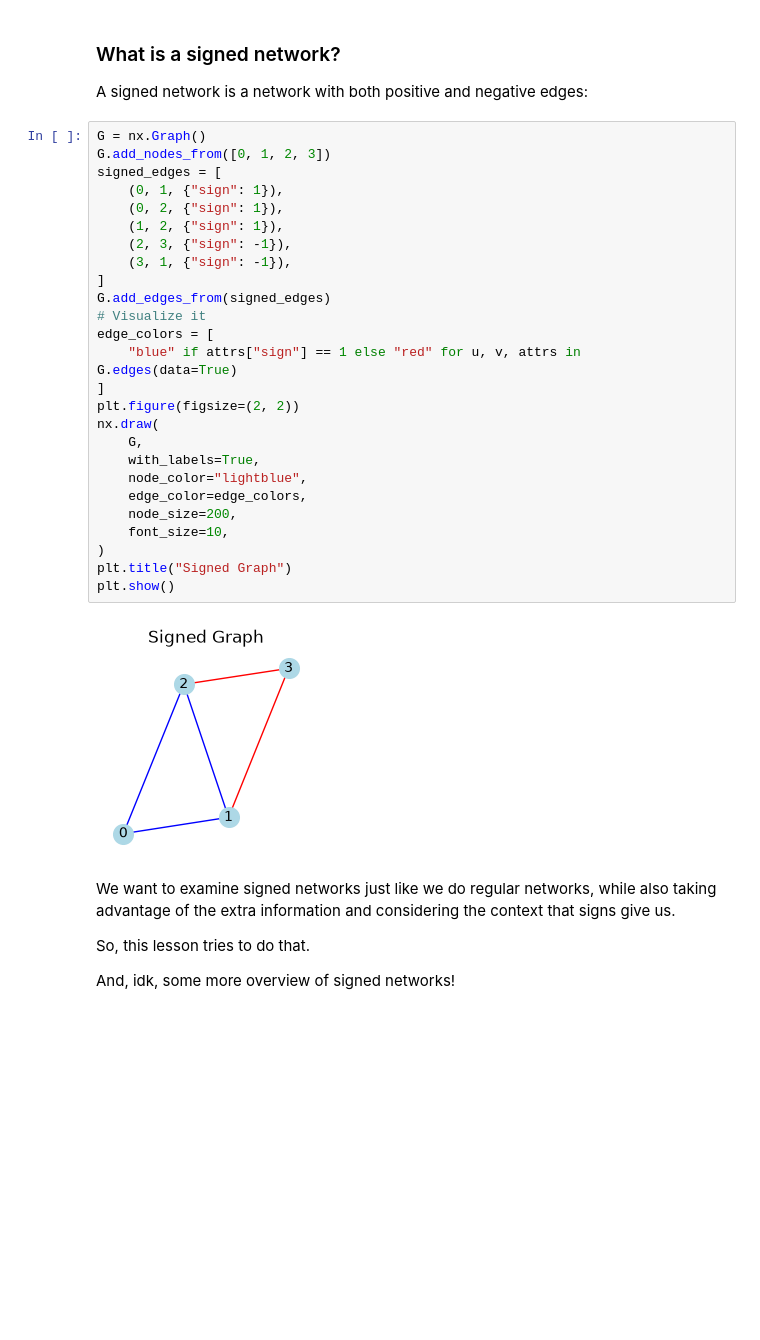
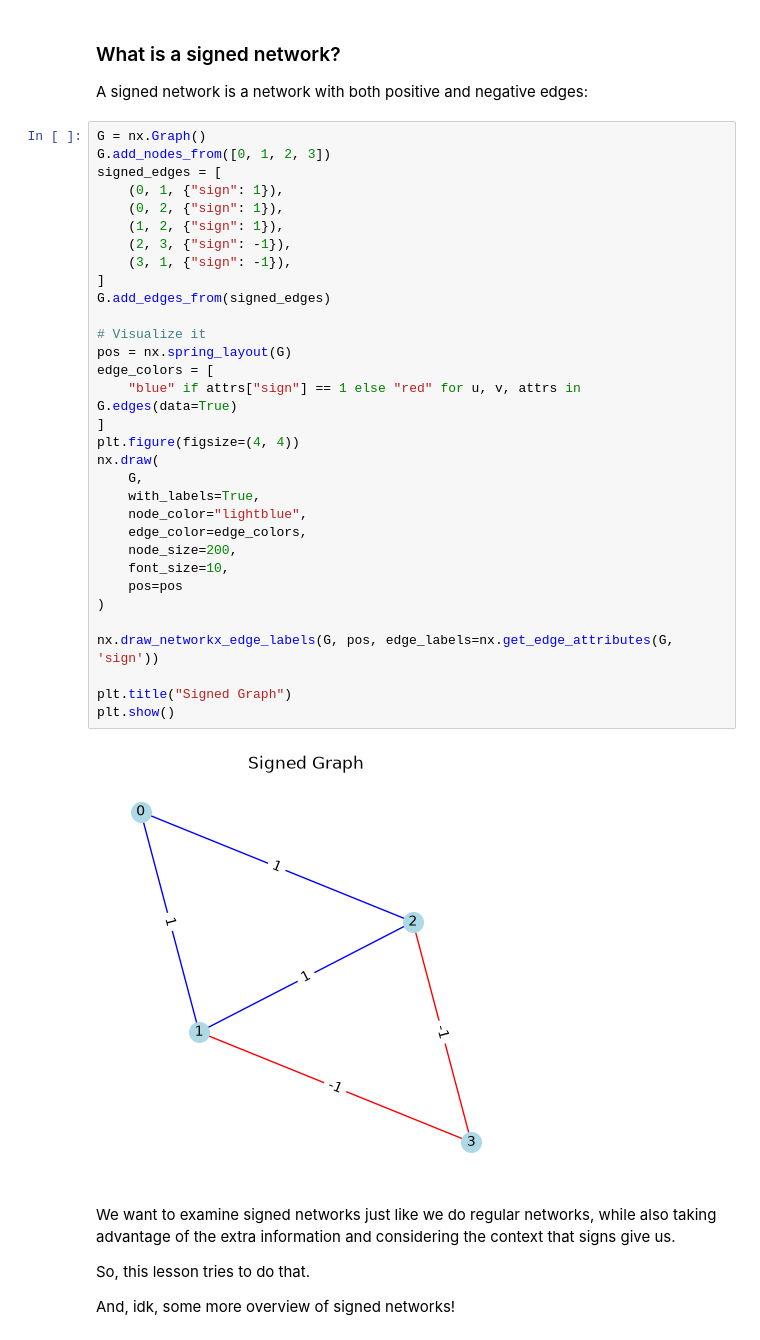
Before and after one commit to gilbertcasey2/nets7052_fa26, a Jupyter notebook: final_project/signed_networks.ipynb, the cells around one changed output. Cells and saved outputs as stored; diff of their text form; blank space fills up the shorter version.

```diff
--- a/final_project/signed_networks.ipynb
+++ b/final_project/signed_networks.ipynb
@@ -92,31 +92,37 @@ A signed network is a network with both positive and negative edges:
 # %%
 G = nx.Graph()
 G.add_nodes_from([0, 1, 2, 3])
 signed_edges = [
     (0, 1, {"sign": 1}),
     (0, 2, {"sign": 1}),
     (1, 2, {"sign": 1}),
     (2, 3, {"sign": -1}),
     (3, 1, {"sign": -1}),
 ]
 G.add_edges_from(signed_edges)
+
 # Visualize it
+pos = nx.spring_layout(G)
 edge_colors = [
     "blue" if attrs["sign"] == 1 else "red" for u, v, attrs in G.edges(data=True)
 ]
-plt.figure(figsize=(2, 2))
+plt.figure(figsize=(4, 4))
 nx.draw(
     G,
     with_labels=True,
     node_color="lightblue",
     edge_color=edge_colors,
     node_size=200,
     font_size=10,
+    pos=pos
 )
+
+nx.draw_networkx_edge_labels(G, pos, edge_labels=nx.get_edge_attributes(G, 'sign'))
+
 plt.title("Signed Graph")
 plt.show()
 # %% [output]
-[figure, old version]
+[figure, new version]
 # %% [markdown]
 We want to examine signed networks just like we do regular networks, while also taking advantage of the extra information and considering the context that signs give us.
 
```
Also changed, not shown: parts of 6 cells of this notebook, 1 other file.
